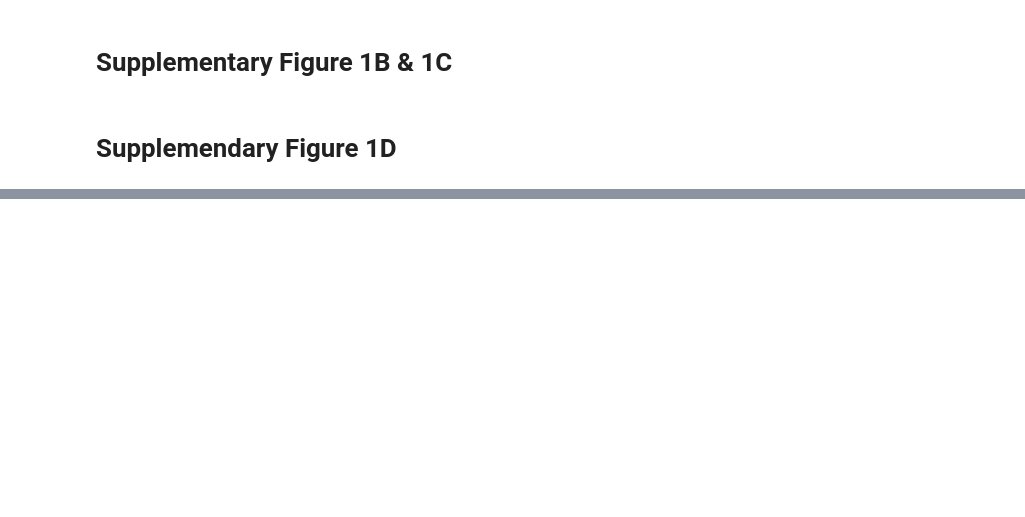
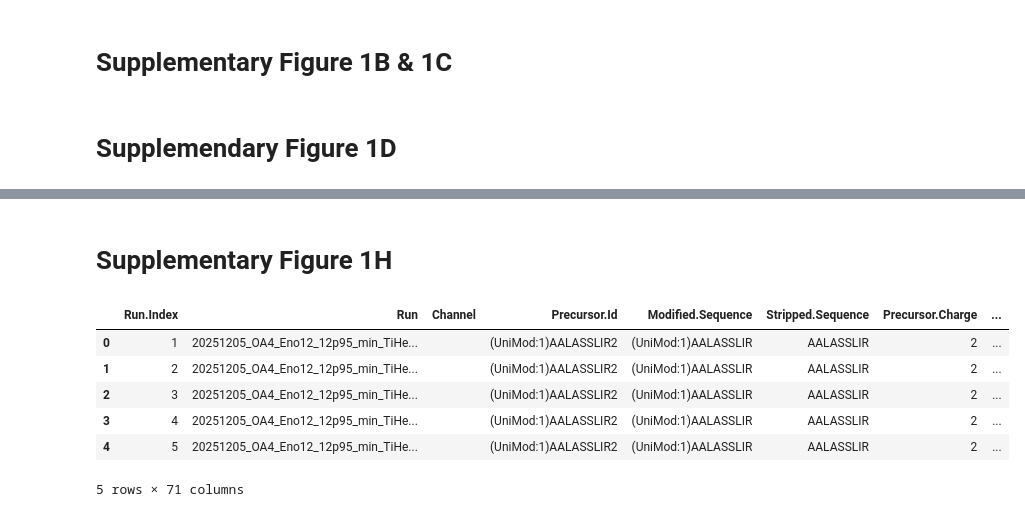
Before and after one commit to DenysOliinyk3007/SPEC-figures, a Jupyter notebook: SPEC_manuscript_Suppl_Figure1.ipynb, the cells around one changed output, grey strips where cells are left out. Drawn from its saved outputs; the diff is of its cells as text; code cells hidden in the pictures; blank space fills up the shorter version.

Commit message:
Supplementaries

```diff
--- a/SPEC_manuscript_Suppl_Figure1.ipynb
+++ b/SPEC_manuscript_Suppl_Figure1.ipynb
@@ -177,0 +591,14 @@ fig.write_image(r'D:\Projects\SPEC\figs_raw\Suppl_Figure1b.pdf', width = 1000, h
+# %% [markdown]
+# Supplementary Figure 1H
+# %%
+df = pd.read_parquet(r'Z:\Tim_SPEC\supplements\plasma_normal_proteome.parquet')
+# %%
+df.head()
+# %% [output]
+|  | Run.Index | Run | Channel | Precursor.Id | Modified.Sequence | Stripped.Sequence | Precursor.Charge | ... |
+| 0 | 1 | 20251205_OA4_Eno12_12p95_min_TiHe... |  | (UniMod:1)AALASSLIR2 | (UniMod:1)AALASSLIR | AALASSLIR | 2 | ... |
+| 1 | 2 | 20251205_OA4_Eno12_12p95_min_TiHe... |  | (UniMod:1)AALASSLIR2 | (UniMod:1)AALASSLIR | AALASSLIR | 2 | ... |
+| 2 | 3 | 20251205_OA4_Eno12_12p95_min_TiHe... |  | (UniMod:1)AALASSLIR2 | (UniMod:1)AALASSLIR | AALASSLIR | 2 | ... |
+| 3 | 4 | 20251205_OA4_Eno12_12p95_min_TiHe... |  | (UniMod:1)AALASSLIR2 | (UniMod:1)AALASSLIR | AALASSLIR | 2 | ... |
+| 4 | 5 | 20251205_OA4_Eno12_12p95_min_TiHe... |  | (UniMod:1)AALASSLIR2 | (UniMod:1)AALASSLIR | AALASSLIR | 2 | ... |
+5 rows × 71 columns
```
Also changed, not shown: parts of 62 cells of this notebook.
